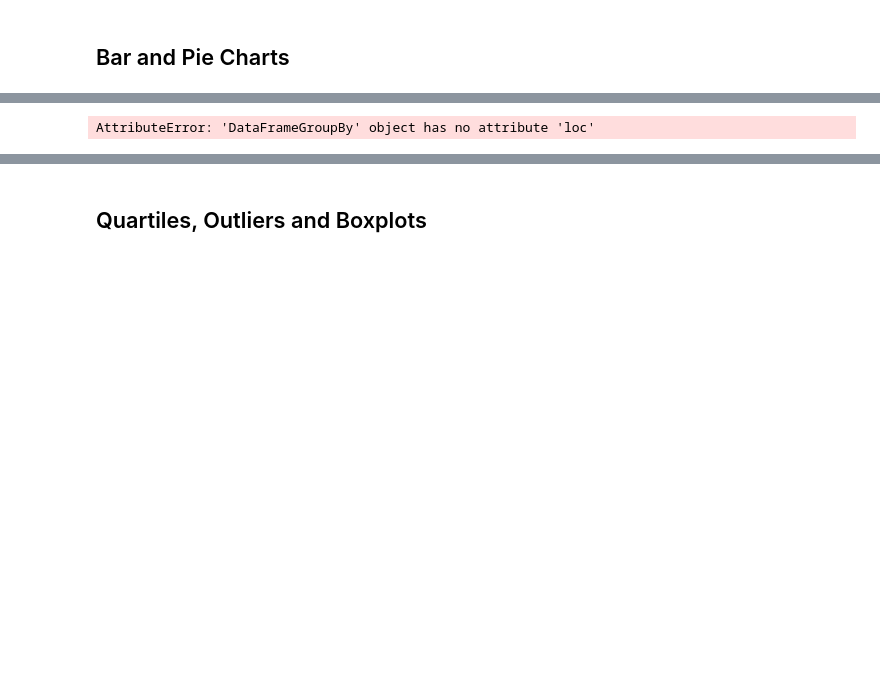
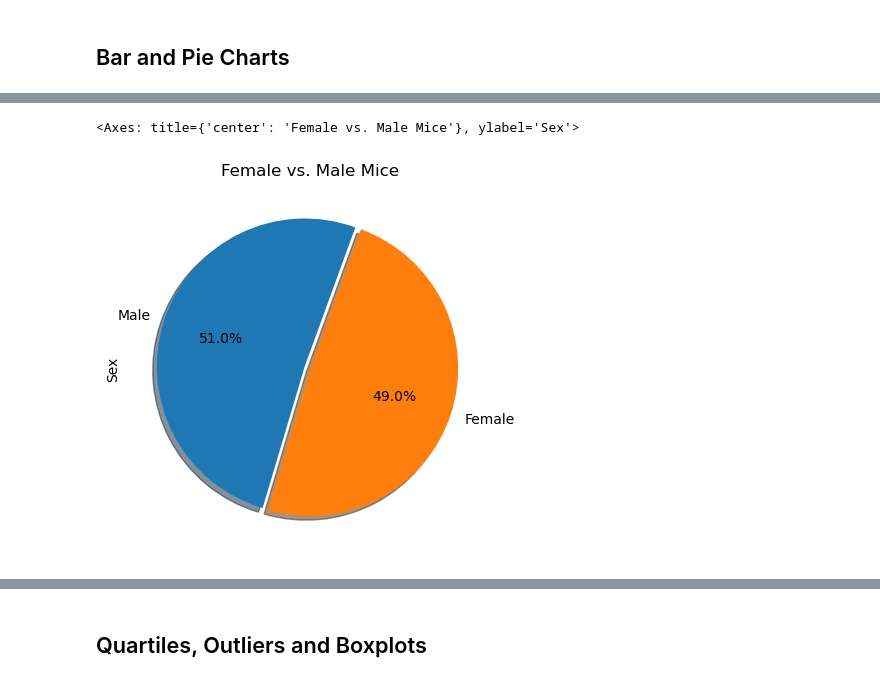
Before and after one commit to EBPaz/Plotting_Challenge, a Jupyter notebook: Pymaceuticals/pymaceuticals_starter.ipynb, the cells around one changed output, grey strips where cells are left out. Drawn from its saved outputs; the diff is of its cells as text; code cells hidden in the pictures; blank space fills up the shorter version.

```diff
--- a/Pymaceuticals/pymaceuticals_starter.ipynb
+++ b/Pymaceuticals/pymaceuticals_starter.ipynb
@@ -174,11 +172,10 @@ TypeError: unhashable type: 'numpy.ndarray'
 # %%
 # Generate a pie plot showing the distribution of female versus male mice using Pandas
-groupby_sex = pymaceutical_clean.groupby(["Mouse ID", "Sex"])
-groupby_sex
-
-sex_df = pd.DataFrame((groupby_sex.loc[groupby_sex["Sex"]]).count())
-sex_df
+mice_gender = pymaceutical_clean["Sex"].value_counts()
+mice_gender
+mice_gender.plot(kind="pie", y = mice_gender, autopct = "%1.1f%%", title ="Female vs. Male Mice", explode = (.04,0), shadow = True, startangle = 70)
 # %% [output]
-AttributeError: 'DataFrameGroupBy' object has no attribute 'loc'
+<Axes: title={'center': 'Female vs. Male Mice'}, ylabel='Sex'>
+[figure, added]
 # %%
 # Generate a pie plot showing the distribution of female versus male mice using pyplot
```
Also changed, not shown: parts of 5 cells of this notebook, 1 other file.
